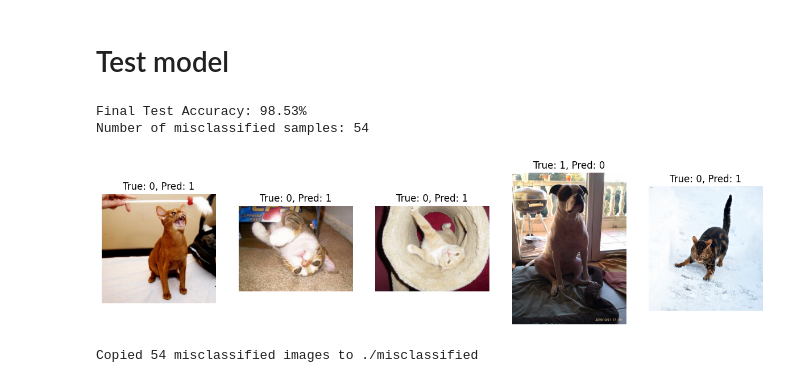
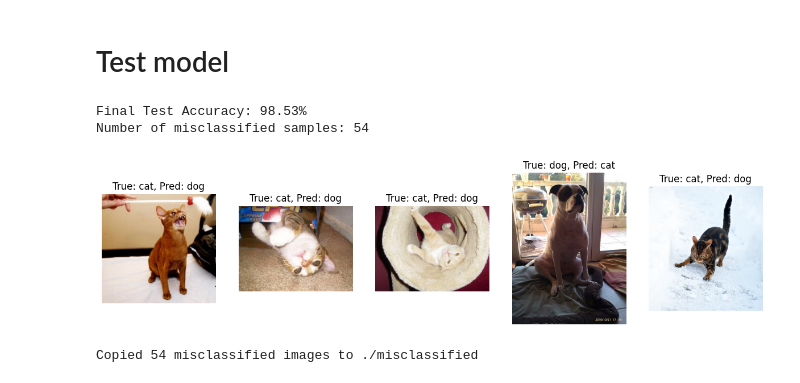
Before and after one commit to Sebelino/DD2424-project, a Jupyter notebook: e1_sebastian.ipynb, the cells around one changed output. Cells and saved outputs as stored; diff of their text form; code cells hidden in the pictures.

```diff
--- a/e1_sebastian.ipynb
+++ b/e1_sebastian.ipynb
@@ -321,33 +321,39 @@ def evaluate_and_collect_misclassified(model, loader, device, dataset):
 final_test_acc, misclassified_samples = evaluate_and_collect_misclassified(model, test_loader, device, test_dataset)
 print(f"Final Test Accuracy: {final_test_acc:.2f}%")
 print(f"Number of misclassified samples: {len(misclassified_samples)}")
 
 
+def to_text(label: int):
+    return {
+        0: "cat",
+        1: "dog",
+    }[label]
+
 from PIL import Image
 
 # Plot the first 5 misclassified images
 num_to_plot = min(5, len(misclassified_samples))
 plt.figure(figsize=(15, 5))
 
 for i in range(num_to_plot):
     img_path, true_label, predicted_label = misclassified_samples[i]
     img = Image.open(img_path)
     plt.subplot(1, num_to_plot, i + 1)
     plt.imshow(img)
-    plt.title(f"True: {true_label}, Pred: {predicted_label}")
+    plt.title(f"True: {to_text(true_label)}, Pred: {to_text(predicted_label)}")
     plt.axis('off')
 
 plt.show()
 
 
 for i, (img_path, true_label, predicted_label) in enumerate(misclassified_samples):
     filename = os.path.basename(img_path)
     new_filename = f"{i:04d}_true{true_label}_pred{predicted_label}_{filename}"
     shutil.copy(img_path, os.path.join(misclassified_dir, new_filename))
 
 print(f"Copied {len(misclassified_samples)} misclassified images to {misclassified_dir}")
 # %% [output]
 Final Test Accuracy: 98.53%
 Number of misclassified samples: 54
-[figure, old version]
+[figure, new version]
 Copied 54 misclassified images to ./misclassified
```
